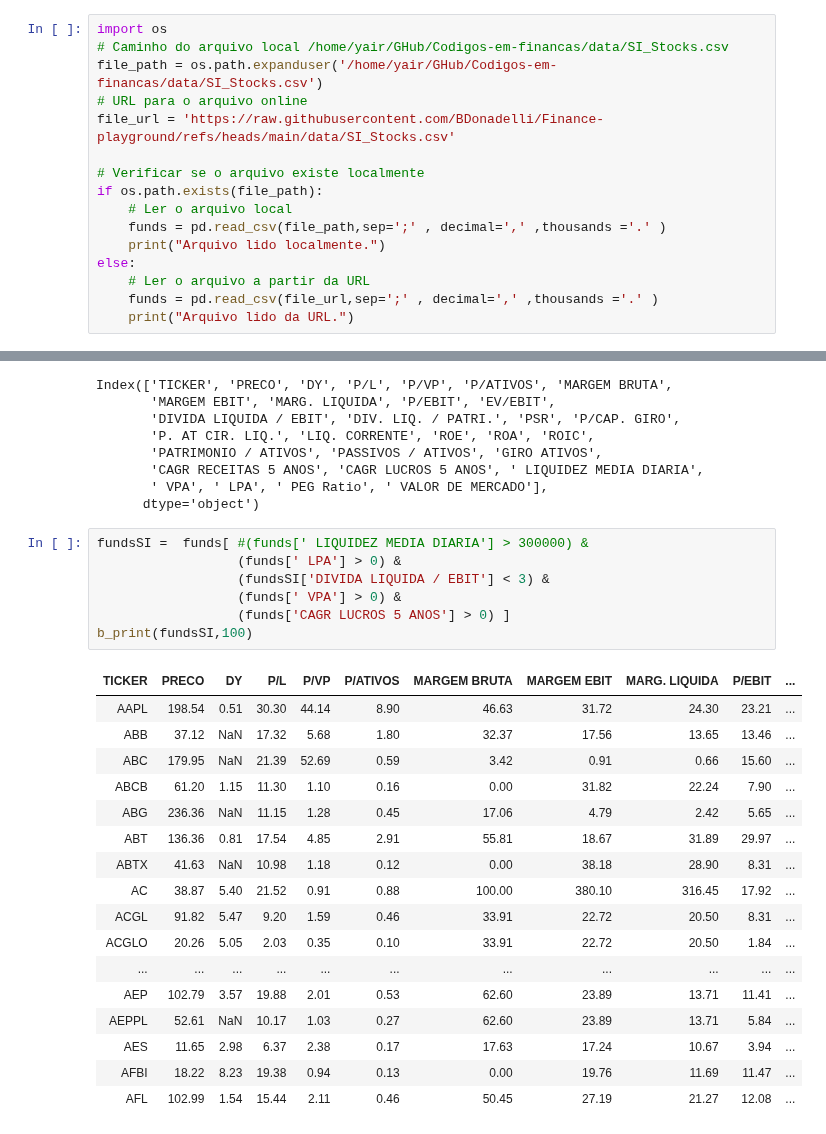
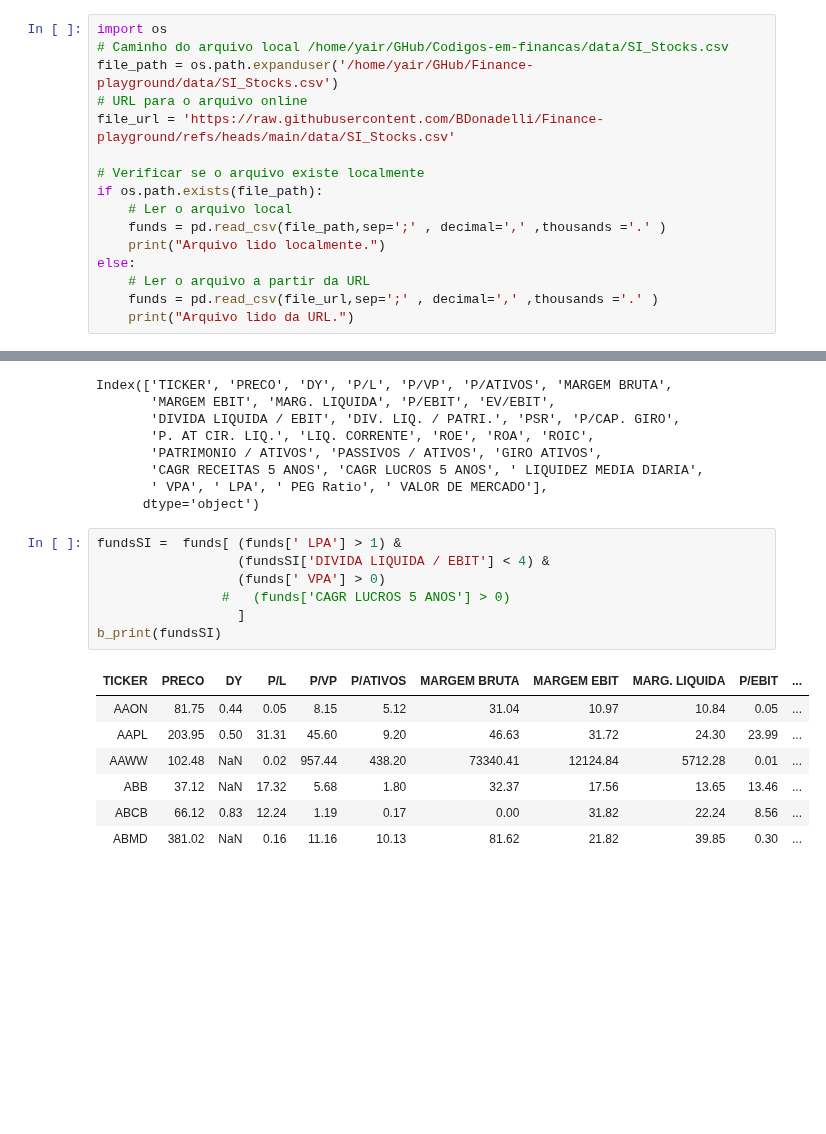
Before and after one commit to BDonadelli/Finance-playground, a Jupyter notebook: CART_graham.ipynb, the cells around one changed output, grey strips where cells are left out. Drawn from its saved outputs; the diff is of its cells as text; blank space fills up the shorter version.

```diff
--- a/CART_graham.ipynb
+++ b/CART_graham.ipynb
@@ -168,7 +168,7 @@ O número 22,5 é o resultado da multiplicação de 8,5 por 2,65 (8,5 x 2,65 = 2
 # %%
 import os
 # Caminho do arquivo local /home/yair/GHub/Codigos-em-financas/data/SI_Stocks.csv
-file_path = os.path.expanduser('/home/yair/GHub/Codigos-em-financas/data/SI_Stocks.csv')
+file_path = os.path.expanduser('/home/yair/GHub/Finance-playground/data/SI_Stocks.csv')
 # URL para o arquivo online
 file_url = 'https://raw.githubusercontent.com/BDonadelli/Finance-playground/refs/heads/main/data/SI_Stocks.csv'
 
@@ -211,30 +211,20 @@ Index(['TICKER', 'PRECO', 'DY', 'P/L', 'P/VP', 'P/ATIVOS', 'MARGEM BRUTA',
        ' VPA', ' LPA', ' PEG Ratio', ' VALOR DE MERCADO'],
       dtype='object')
 # %%
-fundsSI =  funds[ #(funds[' LIQUIDEZ MEDIA DIARIA'] > 300000) &
-                  (funds[' LPA'] > 0) &
-                  (fundsSI['DIVIDA LIQUIDA / EBIT'] < 3) &
-                  (funds[' VPA'] > 0) &
-                  (funds['CAGR LUCROS 5 ANOS'] > 0) ]
-b_print(fundsSI,100)
+fundsSI =  funds[ (funds[' LPA'] > 1) &
+                  (fundsSI['DIVIDA LIQUIDA / EBIT'] < 4) &
+                  (funds[' VPA'] > 0)
+                #   (funds['CAGR LUCROS 5 ANOS'] > 0)
+                  ]
+b_print(fundsSI)
 # %% [output]
 | TICKER | PRECO | DY | P/L | P/VP | P/ATIVOS | MARGEM BRUTA | MARGEM EBIT | MARG. LIQUIDA | P/EBIT | ... |
-| AAPL | 198.54 | 0.51 | 30.30 | 44.14 | 8.90 | 46.63 | 31.72 | 24.30 | 23.21 | ... |
+| AAON | 81.75 | 0.44 | 0.05 | 8.15 | 5.12 | 31.04 | 10.97 | 10.84 | 0.05 | ... |
+| AAPL | 203.95 | 0.50 | 31.31 | 45.60 | 9.20 | 46.63 | 31.72 | 24.30 | 23.99 | ... |
+| AAWW | 102.48 | NaN | 0.02 | 957.44 | 438.20 | 73340.41 | 12124.84 | 5712.28 | 0.01 | ... |
 | ABB | 37.12 | NaN | 17.32 | 5.68 | 1.80 | 32.37 | 17.56 | 13.65 | 13.46 | ... |
-| ABC | 179.95 | NaN | 21.39 | 52.69 | 0.59 | 3.42 | 0.91 | 0.66 | 15.60 | ... |
-| ABCB | 61.20 | 1.15 | 11.30 | 1.10 | 0.16 | 0.00 | 31.82 | 22.24 | 7.90 | ... |
-| ABG | 236.36 | NaN | 11.15 | 1.28 | 0.45 | 17.06 | 4.79 | 2.42 | 5.65 | ... |
-| ABT | 136.36 | 0.81 | 17.54 | 4.85 | 2.91 | 55.81 | 18.67 | 31.89 | 29.97 | ... |
-| ABTX | 41.63 | NaN | 10.98 | 1.18 | 0.12 | 0.00 | 38.18 | 28.90 | 8.31 | ... |
-| AC | 38.87 | 5.40 | 21.52 | 0.91 | 0.88 | 100.00 | 380.10 | 316.45 | 17.92 | ... |
-| ACGL | 91.82 | 5.47 | 9.20 | 1.59 | 0.46 | 33.91 | 22.72 | 20.50 | 8.31 | ... |
-| ACGLO | 20.26 | 5.05 | 2.03 | 0.35 | 0.10 | 33.91 | 22.72 | 20.50 | 1.84 | ... |
-| ... | ... | ... | ... | ... | ... | ... | ... | ... | ... | ... |
-| AEP | 102.79 | 3.57 | 19.88 | 2.01 | 0.53 | 62.60 | 23.89 | 13.71 | 11.41 | ... |
-| AEPPL | 52.61 | NaN | 10.17 | 1.03 | 0.27 | 62.60 | 23.89 | 13.71 | 5.84 | ... |
-| AES | 11.65 | 2.98 | 6.37 | 2.38 | 0.17 | 17.63 | 17.24 | 10.67 | 3.94 | ... |
-| AFBI | 18.22 | 8.23 | 19.38 | 0.94 | 0.13 | 0.00 | 19.76 | 11.69 | 11.47 | ... |
-| AFL | 102.99 | 1.54 | 15.44 | 2.11 | 0.46 | 50.45 | 27.19 | 21.27 | 12.08 | ... |
+| ABCB | 66.12 | 0.83 | 12.24 | 1.19 | 0.17 | 0.00 | 31.82 | 22.24 | 8.56 | ... |
+| ABMD | 381.02 | NaN | 0.16 | 11.16 | 10.13 | 81.62 | 21.82 | 39.85 | 0.30 | ... |
 # %%
 fundsSI['valor intrinseco'] = np.round(np.sqrt(22.5 * fundsSI[' LPA'] * fundsSI[' VPA']),2)
 fundsSI['VALOR DE MERCADO (em B)'] = fundsSI[' VALOR DE MERCADO']  / 1e9
```
Also changed, not shown: parts of 6 cells of this notebook, 9 other files.
